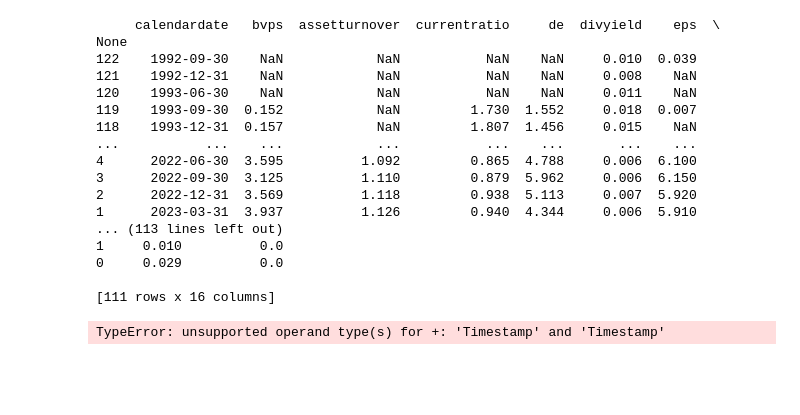
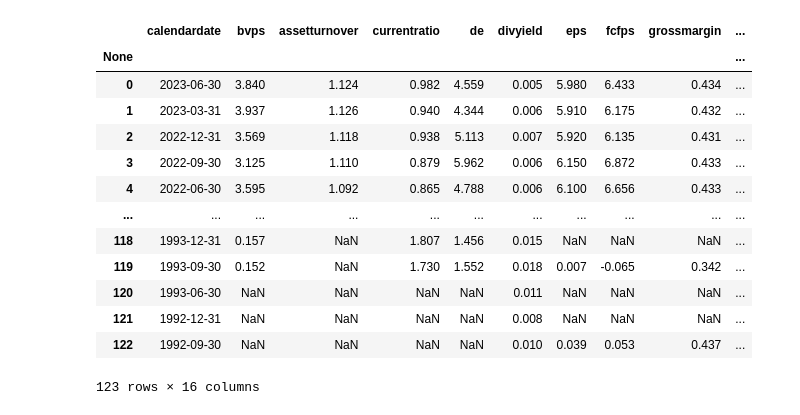
Before and after one commit to atlas-finance-io/atlas_trade, a Jupyter notebook: src/notebooks/reference/scratch.ipynb, the cells around one changed output. Saved outputs shown, nothing was run; the diff lists cells and outputs as text; code cells hidden in the pictures; blank space fills up the shorter version.

```diff
--- a/src/notebooks/reference/scratch.ipynb
+++ b/src/notebooks/reference/scratch.ipynb
@@ -9,46 +9,28 @@ import numpy as np
 
 sys.path.append('/Users/markwindsor/Desktop/atlas_trade')
 from src.utils.sharadar_utils.sharadar_constants import FAMA_INDUSTRY
-nasdaqdatalink.ApiConfig.api_key = 'zxLNKQydu_qNXQ2tZ7vz'
+nasdaqdatalink.ApiConfig.api_key = ''
 # %%
 # Initialize lists for aggregation
 row_values = {}
 metrics_list = ['calendardate', 'bvps', 'assetturnover', 'currentratio', 'de', 'divyield', 'eps', 'fcfps', 'grossmargin', 'ebitdamargin', 'sps', 'ros', 'roic', 'roe', 'roa', 'payoutratio']
 aggregated_metrics = {metric: [] for metric in metrics_list}
-for ticker in ['AAPL', 'MSFT', 'AMZN']:
-    fundamental_data = nasdaqdatalink.get_table('SHARADAR/SF1', dimension="MRT", qopts={"columns":metrics_list}, ticker=ticker)
-    fund_df = pd.DataFrame(fundamental_data)
-    reverse = fund_df.iloc[::-1]
-    print(reverse)
 
-    # Filter out negative values and None
-    # fund_df = fund_df.applymap(lambda x: x if (x is not None and x > 0) else np.nan)
-
-
-
-    # Append non-NaN values to corresponding lists
-    for metric in metrics_list:
-        aggregated_metrics[metric].extend(fund_df[metric].dropna())
-
-# Calculate mean for each metric
-for metric, values in aggregated_metrics.items():
-    row_values[metric] = np.mean(values)
+fundamental_data = nasdaqdatalink.get_table('SHARADAR/SF1', dimension="MRT", qopts={"columns":metrics_list}, ticker='AAPL')
+fund_df = pd.DataFrame(fundamental_data)
+fund_df
 # %% [output]
+|  | calendardate | bvps | assetturnover | currentratio | de | divyield | eps | fcfps | grossmargin | ... |
+| None |  |  |  |  |  |  |  |  |  | ... |
+| 0 | 2023-06-30 | 3.840 | 1.124 | 0.982 | 4.559 | 0.005 | 5.980 | 6.433 | 0.434 | ... |
+| 1 | 2023-03-31 | 3.937 | 1.126 | 0.940 | 4.344 | 0.006 | 5.910 | 6.175 | 0.432 | ... |
+| 2 | 2022-12-31 | 3.569 | 1.118 | 0.938 | 5.113 | 0.007 | 5.920 | 6.135 | 0.431 | ... |
+| 3 | 2022-09-30 | 3.125 | 1.110 | 0.879 | 5.962 | 0.006 | 6.150 | 6.872 | 0.433 | ... |
+| 4 | 2022-06-30 | 3.595 | 1.092 | 0.865 | 4.788 | 0.006 | 6.100 | 6.656 | 0.433 | ... |
+| ... | ... | ... | ... | ... | ... | ... | ... | ... | ... | ... |
+| 118 | 1993-12-31 | 0.157 | NaN | 1.807 | 1.456 | 0.015 | NaN | NaN | NaN | ... |
+| 119 | 1993-09-30 | 0.152 | NaN | 1.730 | 1.552 | 0.018 | 0.007 | -0.065 | 0.342 | ... |
+| 120 | 1993-06-30 | NaN | NaN | NaN | NaN | 0.011 | NaN | NaN | NaN | ... |
+| 121 | 1992-12-31 | NaN | NaN | NaN | NaN | 0.008 | NaN | NaN | NaN | ... |
+| 122 | 1992-09-30 | NaN | NaN | NaN | NaN | 0.010 | 0.039 | 0.053 | 0.437 | ... |
-     calendardate   bvps  assetturnover  currentratio     de  divyield    eps  \
-None
-122    1992-09-30    NaN            NaN           NaN    NaN     0.010  0.039
-121    1992-12-31    NaN            NaN           NaN    NaN     0.008    NaN
-120    1993-06-30    NaN            NaN           NaN    NaN     0.011    NaN
-119    1993-09-30  0.152            NaN         1.730  1.552     0.018  0.007
-118    1993-12-31  0.157            NaN         1.807  1.456     0.015    NaN
-...           ...    ...            ...           ...    ...       ...    ...
-4      2022-06-30  3.595          1.092         0.865  4.788     0.006  6.100
-3      2022-09-30  3.125          1.110         0.879  5.962     0.006  6.150
-2      2022-12-31  3.569          1.118         0.938  5.113     0.007  5.920
-1      2023-03-31  3.937          1.126         0.940  4.344     0.006  5.910
-... (113 lines left out)
-1     0.010          0.0
-0     0.029          0.0
-
-[111 rows x 16 columns]
+123 rows × 16 columns
-TypeError: unsupported operand type(s) for +: 'Timestamp' and 'Timestamp'
```
Also changed, not shown: parts of 1 cell of this notebook, 9 other files.
